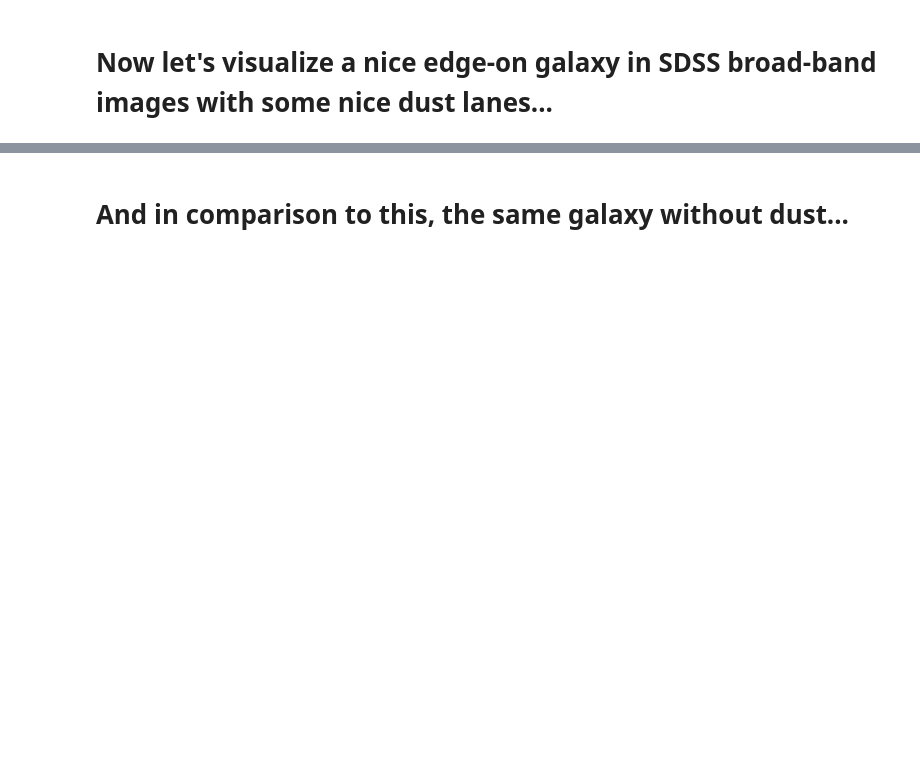
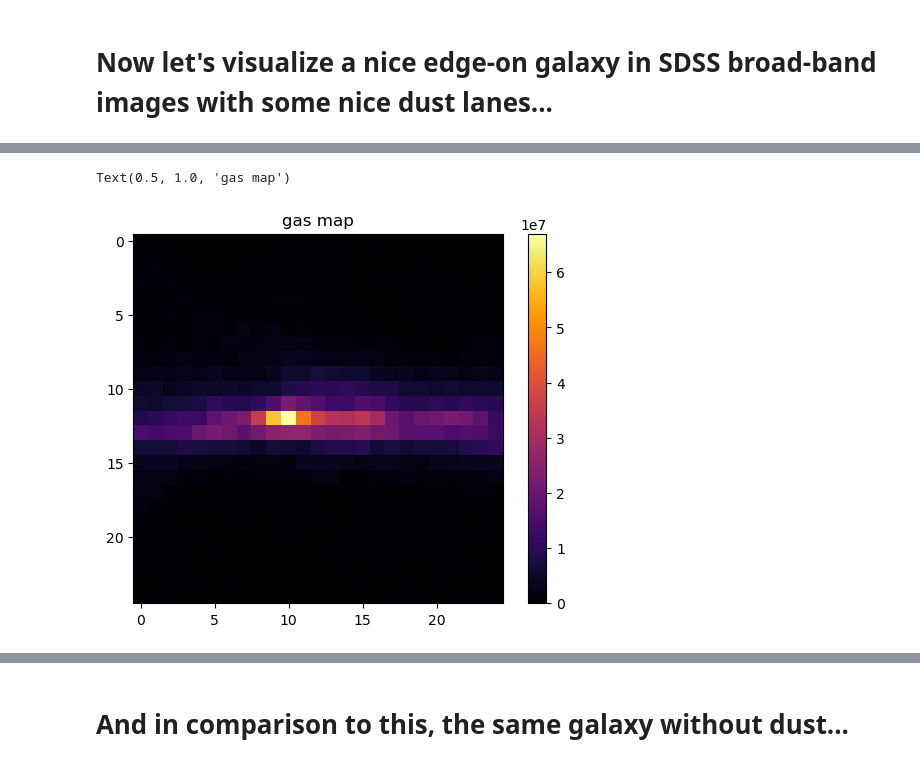
Before and after one commit to ufuk-cakir/rubix, a Jupyter notebook: notebooks/dust_extinction.ipynb, the cells around one changed output, grey strips where cells are left out. Cells and saved outputs as stored; diff of their text form; code cells hidden in the pictures; blank space fills up the shorter version.

```diff
--- a/notebooks/dust_extinction.ipynb
+++ b/notebooks/dust_extinction.ipynb
@@ -186,7 +190,7 @@ config = {
 
         "subset": {
             "use_subset": True,
-            "subset_size": 5000,
+            "subset_size": 50000,
         },
     },
     "simulation": {
@@ -400,0 +407,11 @@ for i,name in zip(images, filters):
+# %%
+idx = np.where(rubixdata.gas.mass[0] != 0)
+gas_map = np.histogram2d(rubixdata.gas.coords[0,:,0][idx], rubixdata.gas.coords[0,:,1][idx], bins=(25,25), weights=np.squeeze(rubixdata.gas.mass)[idx])
+# %%
+plt.figure()
+plt.imshow(gas_map[0].T, cmap='inferno')
+plt.colorbar()
+plt.title("gas map")
+# %% [output]
+Text(0.5, 1.0, 'gas map')
+[figure, added]
```
Also changed, not shown: parts of 9 cells of this notebook, 3 other files.
